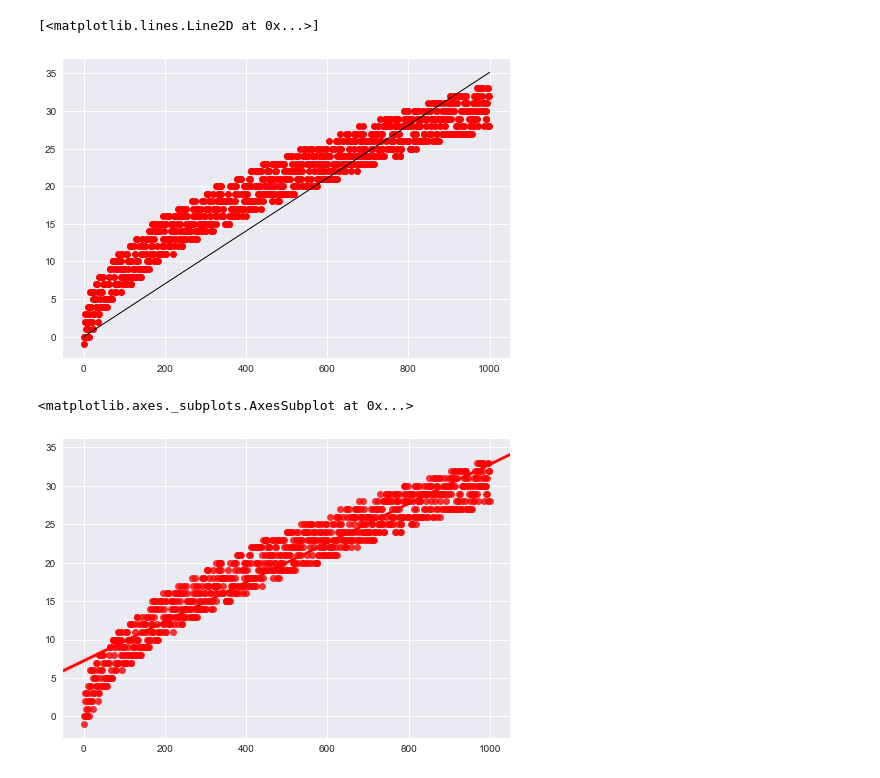
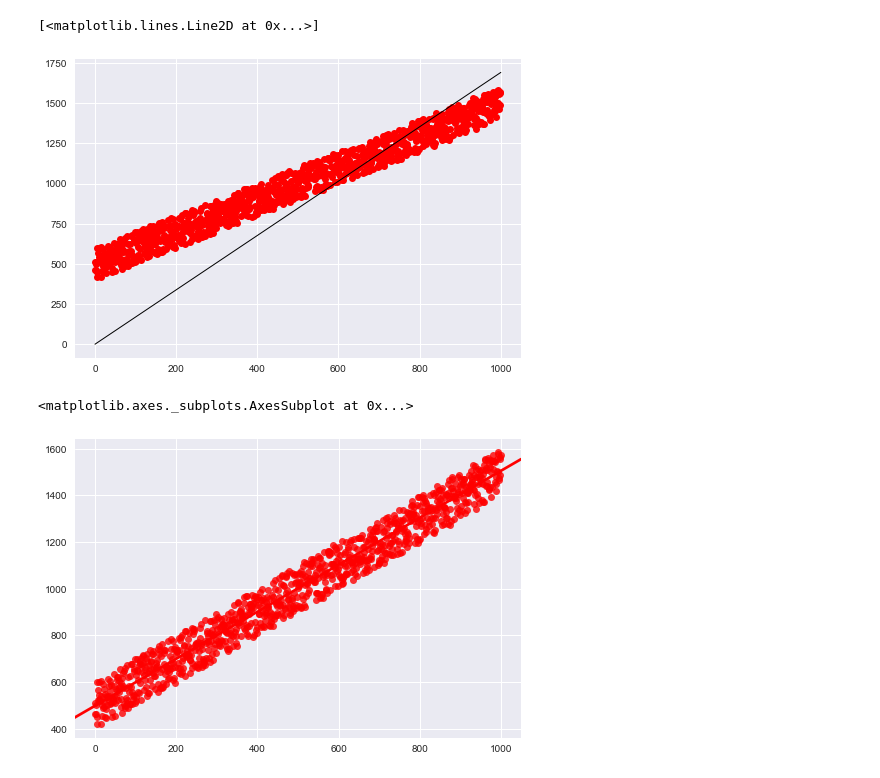
Before and after one commit to 5l1v3r1/Machine-Learning-7, a Jupyter notebook: sample regression/sample test.ipynb, the cells around one changed output. Cells and saved outputs as stored; diff of their text form; code cells hidden in the pictures.

```diff
--- a/sample regression/sample test.ipynb
+++ b/sample regression/sample test.ipynb
@@ -8,11 +8,12 @@ from scipy import stats
 import matplotlib as mpl
 import matplotlib.pyplot as plt
 # %%
-noiseSize = 3
+noiseSize = 100
 size = 1000
 
 sample = np.arange(size*2).reshape( (2, size) )
-sample[1] = np.sqrt(sample)[0]
+# sample[1] = np.sqrt(size - sample)[0]
+sample[1] = sample[0] + 500
 sample[1] = sample[1] + (np.random.rand(1,size) - .5) * noiseSize*2
 sample = sample.T
 
@@ -45,6 +71,7 @@ y = y.T
 # %%
+autoAlphaSelect = False
 iterCount = 10000
-alpha = 10
+alpha = .000000001
 theta = np.array(n * [0])
 
 j = []
@@ -60,7 +87,7 @@ while( not complete ):
         j += [ abs(np.array(loss)).sum() ]
 
         # fix big alpha
-        if (j[ len(j)-1 ] > j[ len(j)-2 ]):
+        if ( autoAlphaSelect and j[ len(j)-1 ] > j[ len(j)-2 ]):
             complete = False
             alpha = alpha / 10
             print('alpha:', alpha)
@@ -87,11 +104,11 @@ theta: [  7.08378265e-05   3.51319483e-02]
 # %%
 plt.plot(sample[:,0], sample[:,1], 'ro')
-plt.plot([0, m], [0,  theta[0] + m*theta[1]], 'k-', lw=1)
+plt.plot([0, m], [theta[0],  theta[0] + m*theta[1]], 'k-', lw=1)
 # %% [output]
 [<matplotlib.lines.Line2D at 0x...>]
-[figure, old version]
+[figure, new version]
 # %%
 sns.regplot(sample[:,0], sample[:,1], color='red')
 # %% [output]
 <matplotlib.axes._subplots.AxesSubplot at 0x...>
-[figure, old version]
+[figure, new version]
```
Also changed, not shown: parts of 6 cells of this notebook.
